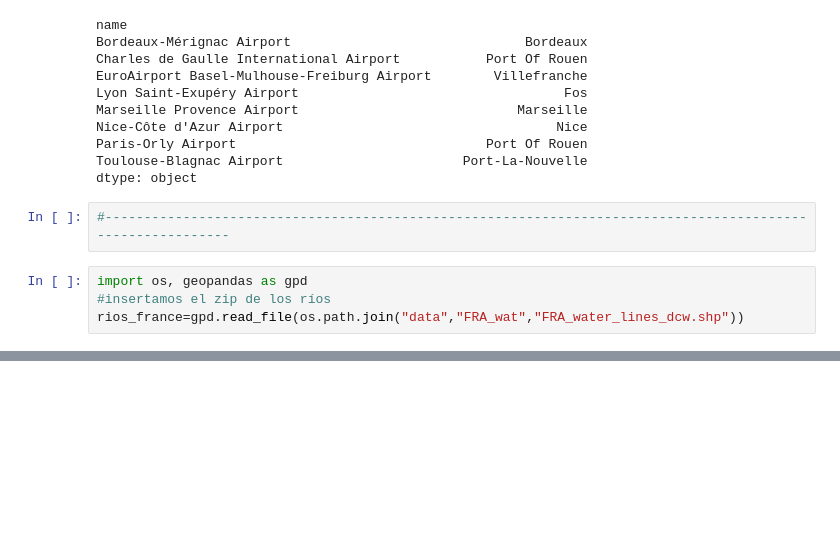
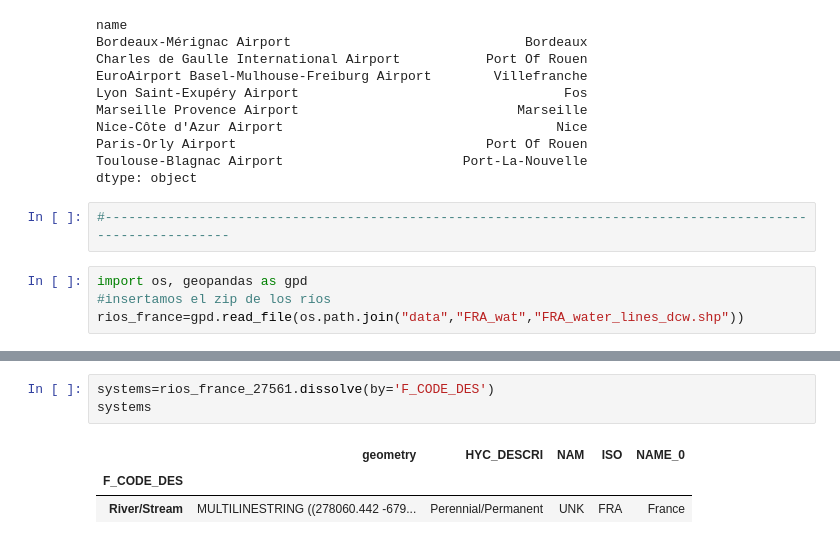
Before and after one commit to GaliaGabrielaG/distancias, a Jupyter notebook: distancias.ipynb, the cells around one changed output, grey strips where cells are left out. Cells and saved outputs as stored; diff of their text form; blank space fills up the shorter version.

```diff
--- a/distancias.ipynb
+++ b/distancias.ipynb
@@ -379,0 +386,7 @@ AttributeError: 'Map' object has no attribute 'explore'
+# %%
+systems=rios_france_27561.dissolve(by='F_CODE_DES')
+systems
+# %% [output]
+|  | geometry | HYC_DESCRI | NAM | ISO | NAME_0 |
+| F_CODE_DES |  |  |  |  |  |
+| River/Stream | MULTILINESTRING ((278060.442 -679... | Perennial/Permanent | UNK | FRA | France |
```
Also changed, not shown: parts of 31 cells of this notebook.
